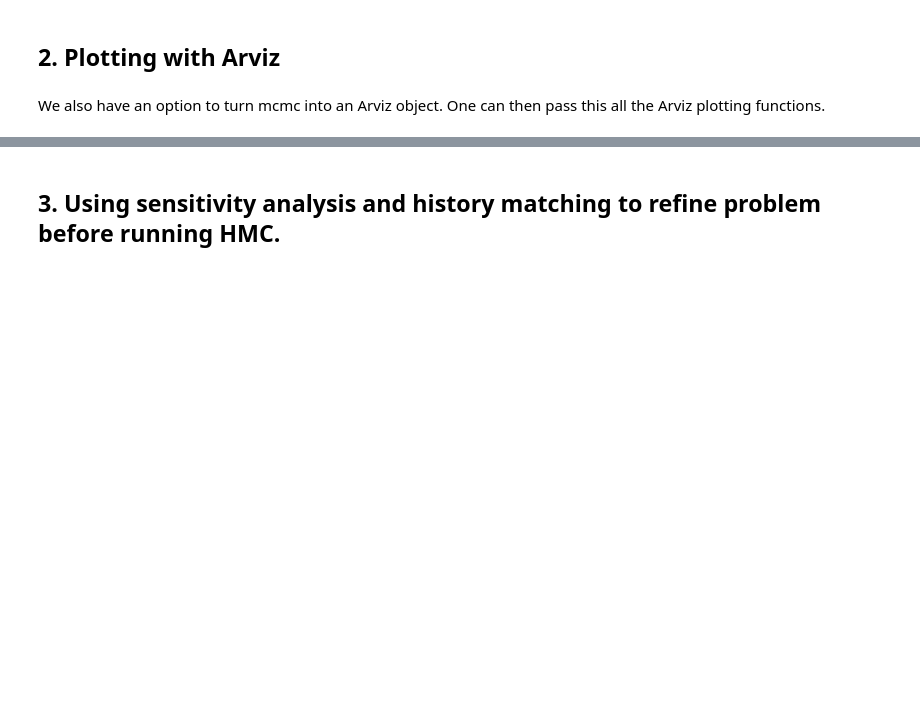
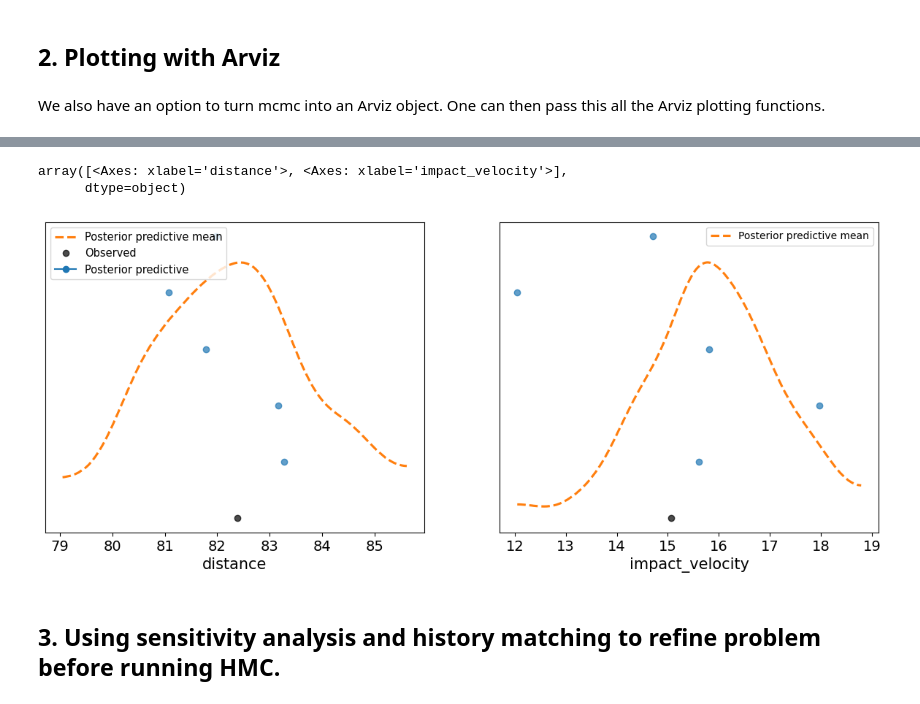
Before and after one commit to alan-turing-institute/autoemulate, a Jupyter notebook: autoemulate/experimental/exploratory/hmc_refactor.ipynb, the cells around one changed output, grey strips where cells are left out. Saved outputs shown, nothing was run; the diff lists cells and outputs as text; code cells hidden in the pictures; blank space fills up the shorter version.

```diff
--- a/autoemulate/experimental/exploratory/hmc_refactor.ipynb
+++ b/autoemulate/experimental/exploratory/hmc_refactor.ipynb
@@ -81,3 +81,10 @@ az.plot_pair(az_data, kind='kde')
+# %%
+az.plot_ppc(az_data, kind='scatter')
+# hmc.posterior_predictive(mcmc).values()
+# %% [output]
+array([<Axes: xlabel='distance'>, <Axes: xlabel='impact_velocity'>],
+      dtype=object)
+[figure, added]
 # %% [markdown]
 ## 3. Using sensitivity analysis and history matching to refine problem before running HMC.
 # %% [markdown]
```
Also changed, not shown: parts of 9 cells of this notebook, 1 other file.
